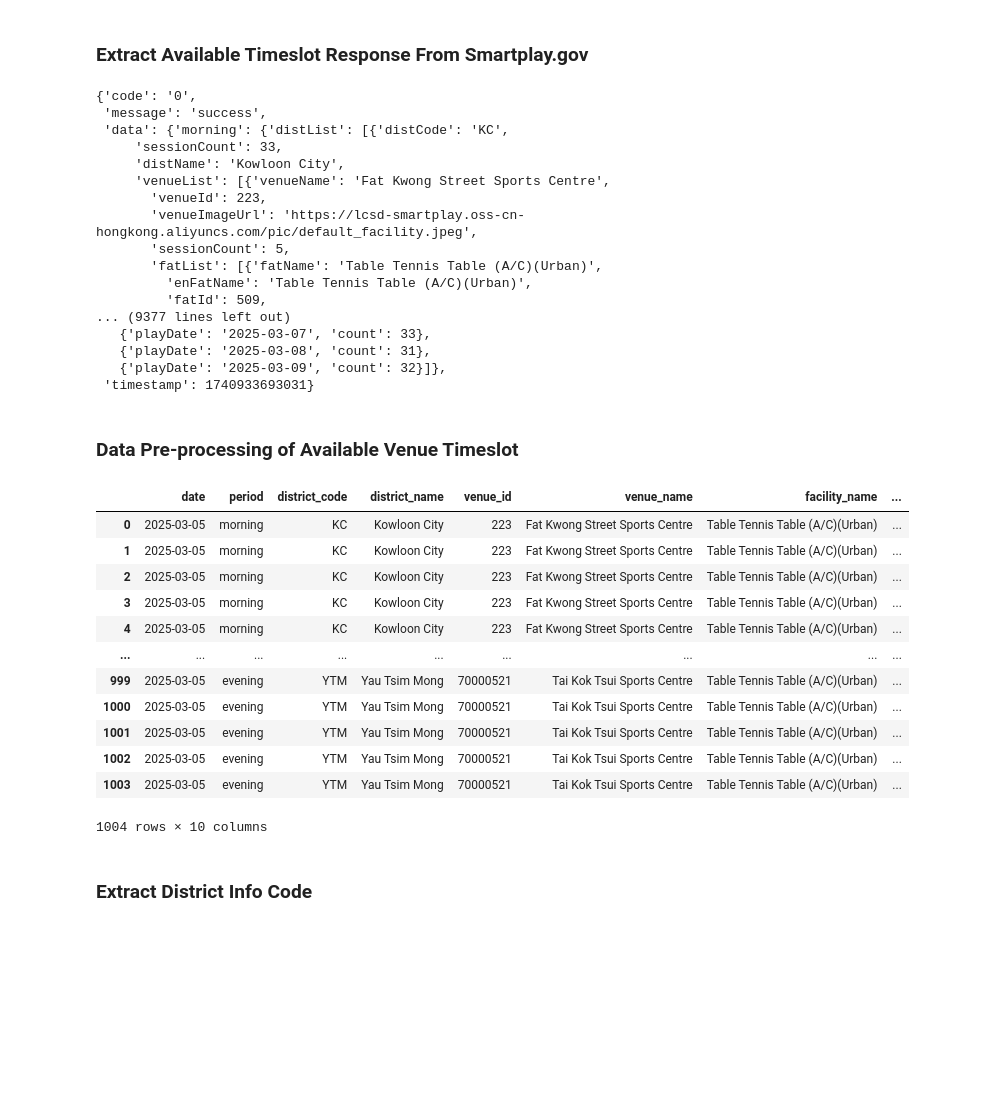
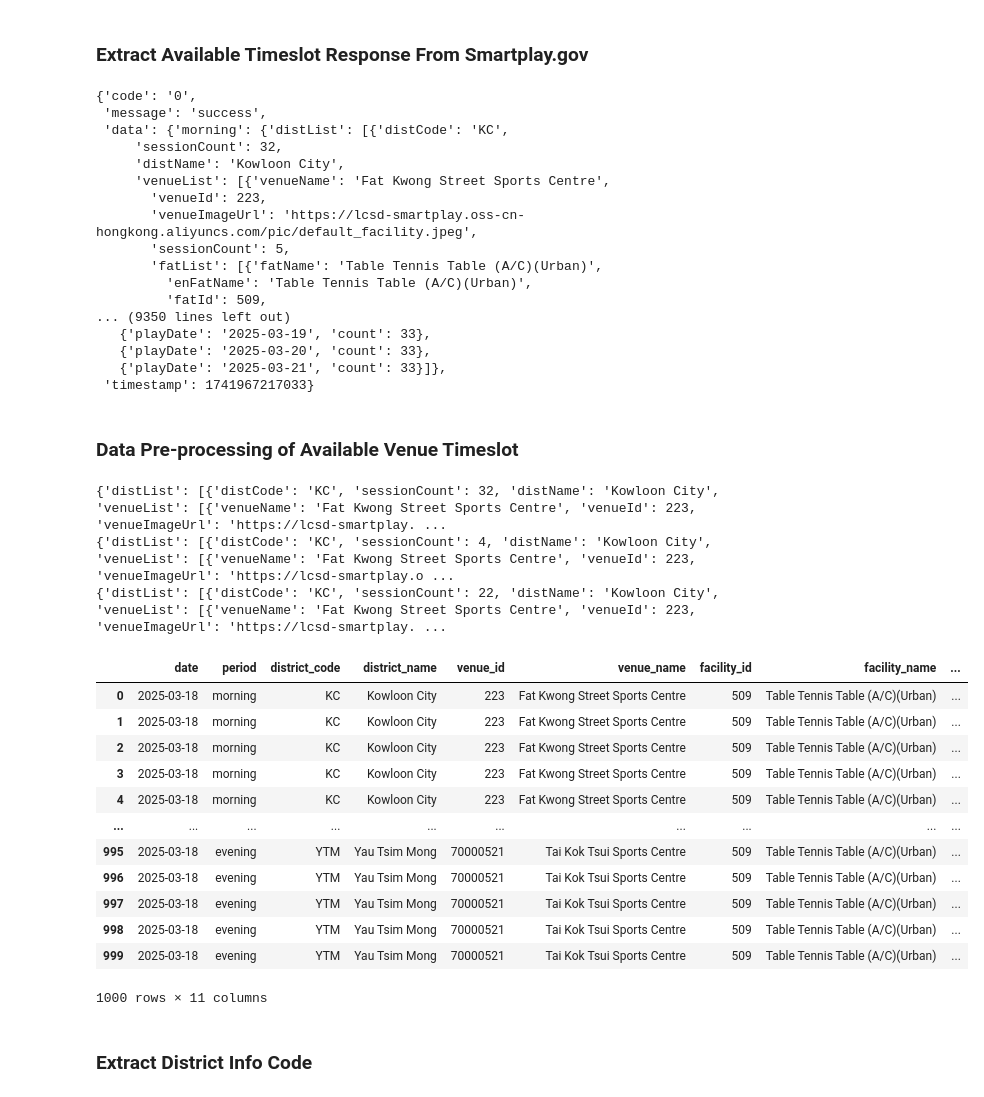
Before and after one commit to ragnarkor/Custom_Web_Bot, a Jupyter notebook: Smart_Play_Bot_with_LLM/utils.ipynb, the cells around one changed output. Saved outputs shown, nothing was run; the diff lists cells and outputs as text; code cells hidden in the pictures; blank space fills up the shorter version.

```diff
--- a/Smart_Play_Bot_with_LLM/utils.ipynb
+++ b/Smart_Play_Bot_with_LLM/utils.ipynb
@@ -26,7 +28,7 @@ def fetch_available_venue_timeslot(district_codes, facility_code, play_date):
 
 district_codes=['KC', 'KT', 'SSP', 'WTS', 'YTM']
 facility_code='TABT'
-play_date='2025-03-05'
+play_date='2025-03-18'
 
 available_venue_timeslot = fetch_available_venue_timeslot(district_codes, facility_code, play_date)
 available_venue_timeslot
@@ -34,7 +36,7 @@ available_venue_timeslot
 {'code': '0',
  'message': 'success',
  'data': {'morning': {'distList': [{'distCode': 'KC',
-     'sessionCount': 33,
+     'sessionCount': 32,
      'distName': 'Kowloon City',
      'venueList': [{'venueName': 'Fat Kwong Street Sports Centre',
        'venueId': 223,
@@ -43,11 +45,11 @@ available_venue_timeslot
        'fatList': [{'fatName': 'Table Tennis Table (A/C)(Urban)',
          'enFatName': 'Table Tennis Table (A/C)(Urban)',
          'fatId': 509,
-... (9377 lines left out)
-   {'playDate': '2025-03-07', 'count': 33},
-   {'playDate': '2025-03-08', 'count': 31},
-   {'playDate': '2025-03-09', 'count': 32}]},
- 'timestamp': 1740933693031}
+... (9350 lines left out)
+   {'playDate': '2025-03-19', 'count': 33},
+   {'playDate': '2025-03-20', 'count': 33},
+   {'playDate': '2025-03-21', 'count': 33}]},
+ 'timestamp': 1741967217033}
 # %% [markdown]
 ### Data Pre-processing of Available Venue Timeslot
 # %%
@@ -55,51 +57,55 @@ def process_available_venue_timeslot(available_venue_timeslot):
     data = []
 
     for period in [i for i in available_venue_timeslot["data"].keys() if i != "venueCountList"]:
-        # print(available_venue_timeslot["data"][period])
+        print(available_venue_timeslot["data"][period])
 
         for district in available_venue_timeslot["data"][period]["distList"]:
             # print(district["distCode"])
 
             for venue in district["venueList"]:
                 # print(" ", venue["venueName"])
 
                 for facility in venue["fatList"]:
                     # print("  ", facility["fatName"])
 
                     for session in facility["sessionList"]:
                         # print("   ", session["ssnStartTime"], session["ssnEndTime"], session["available"])
 
                         session_info = {"date": session["ssnStartDate"],
                                         "period": period,
                                         "district_code": district["distCode"],
                                         "district_name": district["distName"],
                                         "venue_id": venue["venueId"],
                                         "venue_name": venue["venueName"],
+                                        "facility_id": facility["fatId"],
                                         "facility_name": facility["fatName"],
                                         "session_start_time": session["ssnStartTime"],
                                         "session_end_time": session["ssnEndTime"],
                                         "session_available": session["available"]}
 
                         data.append(session_info)
                         # print(session_info)
     return data
 
 data = process_available_venue_timeslot(available_venue_timeslot)
 pd.DataFrame(data)
 # %% [output]
+{'distList': [{'distCode': 'KC', 'sessionCount': 32, 'distName': 'Kowloon City', 'venueList': [{'venueName': 'Fat Kwong Street Sports Centre', 'venueId': 223, 'venueImageUrl': 'https://lcsd-smartplay. ...
+{'distList': [{'distCode': 'KC', 'sessionCount': 4, 'distName': 'Kowloon City', 'venueList': [{'venueName': 'Fat Kwong Street Sports Centre', 'venueId': 223, 'venueImageUrl': 'https://lcsd-smartplay.o ...
+{'distList': [{'distCode': 'KC', 'sessionCount': 22, 'distName': 'Kowloon City', 'venueList': [{'venueName': 'Fat Kwong Street Sports Centre', 'venueId': 223, 'venueImageUrl': 'https://lcsd-smartplay. ...
-|  | date | period | district_code | district_name | venue_id | venue_name | facility_name | ... |
-| 0 | 2025-03-05 | morning | KC | Kowloon City | 223 | Fat Kwong Street Sports Centre | Table Tennis Table (A/C)(Urban) | ... |
-| 1 | 2025-03-05 | morning | KC | Kowloon City | 223 | Fat Kwong Street Sports Centre | Table Tennis Table (A/C)(Urban) | ... |
-| 2 | 2025-03-05 | morning | KC | Kowloon City | 223 | Fat Kwong Street Sports Centre | Table Tennis Table (A/C)(Urban) | ... |
-| 3 | 2025-03-05 | morning | KC | Kowloon City | 223 | Fat Kwong Street Sports Centre | Table Tennis Table (A/C)(Urban) | ... |
-| 4 | 2025-03-05 | morning | KC | Kowloon City | 223 | Fat Kwong Street Sports Centre | Table Tennis Table (A/C)(Urban) | ... |
-| ... | ... | ... | ... | ... | ... | ... | ... | ... |
-| 999 | 2025-03-05 | evening | YTM | Yau Tsim Mong | 70000521 | Tai Kok Tsui Sports Centre | Table Tennis Table (A/C)(Urban) | ... |
-| 1000 | 2025-03-05 | evening | YTM | Yau Tsim Mong | 70000521 | Tai Kok Tsui Sports Centre | Table Tennis Table (A/C)(Urban) | ... |
-| 1001 | 2025-03-05 | evening | YTM | Yau Tsim Mong | 70000521 | Tai Kok Tsui Sports Centre | Table Tennis Table (A/C)(Urban) | ... |
-| 1002 | 2025-03-05 | evening | YTM | Yau Tsim Mong | 70000521 | Tai Kok Tsui Sports Centre | Table Tennis Table (A/C)(Urban) | ... |
-| 1003 | 2025-03-05 | evening | YTM | Yau Tsim Mong | 70000521 | Tai Kok Tsui Sports Centre | Table Tennis Table (A/C)(Urban) | ... |
+|  | date | period | district_code | district_name | venue_id | venue_name | facility_id | facility_name | ... |
+| 0 | 2025-03-18 | morning | KC | Kowloon City | 223 | Fat Kwong Street Sports Centre | 509 | Table Tennis Table (A/C)(Urban) | ... |
+| 1 | 2025-03-18 | morning | KC | Kowloon City | 223 | Fat Kwong Street Sports Centre | 509 | Table Tennis Table (A/C)(Urban) | ... |
+| 2 | 2025-03-18 | morning | KC | Kowloon City | 223 | Fat Kwong Street Sports Centre | 509 | Table Tennis Table (A/C)(Urban) | ... |
+| 3 | 2025-03-18 | morning | KC | Kowloon City | 223 | Fat Kwong Street Sports Centre | 509 | Table Tennis Table (A/C)(Urban) | ... |
+| 4 | 2025-03-18 | morning | KC | Kowloon City | 223 | Fat Kwong Street Sports Centre | 509 | Table Tennis Table (A/C)(Urban) | ... |
+| ... | ... | ... | ... | ... | ... | ... | ... | ... | ... |
+| 995 | 2025-03-18 | evening | YTM | Yau Tsim Mong | 70000521 | Tai Kok Tsui Sports Centre | 509 | Table Tennis Table (A/C)(Urban) | ... |
+| 996 | 2025-03-18 | evening | YTM | Yau Tsim Mong | 70000521 | Tai Kok Tsui Sports Centre | 509 | Table Tennis Table (A/C)(Urban) | ... |
+| 997 | 2025-03-18 | evening | YTM | Yau Tsim Mong | 70000521 | Tai Kok Tsui Sports Centre | 509 | Table Tennis Table (A/C)(Urban) | ... |
+| 998 | 2025-03-18 | evening | YTM | Yau Tsim Mong | 70000521 | Tai Kok Tsui Sports Centre | 509 | Table Tennis Table (A/C)(Urban) | ... |
+| 999 | 2025-03-18 | evening | YTM | Yau Tsim Mong | 70000521 | Tai Kok Tsui Sports Centre | 509 | Table Tennis Table (A/C)(Urban) | ... |
-1004 rows × 10 columns
+1000 rows × 11 columns
 # %% [markdown]
 ### Extract District Info Code
 # %%
```
Also changed, not shown: parts of 3 cells of this notebook, 2 other files.
